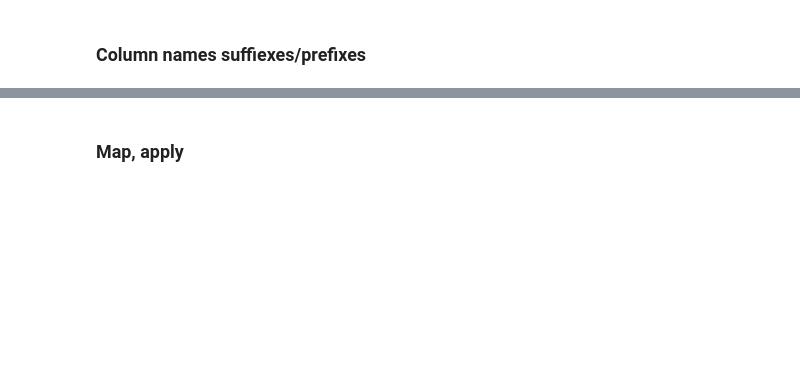
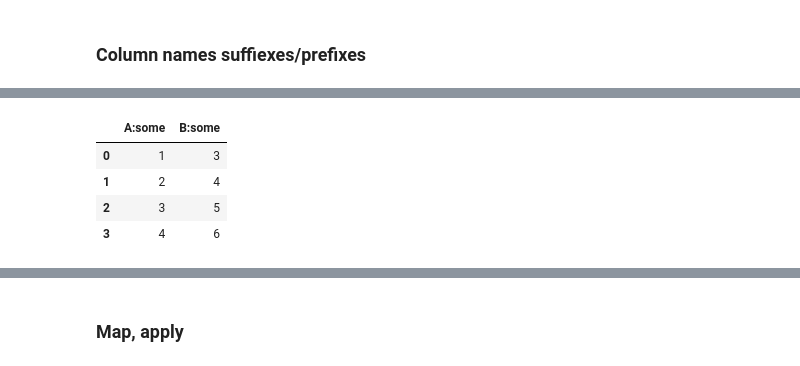
Before and after one commit to Hubbitus/python-jupyter-playbox, a Jupyter notebook: DataSandbox.ipynb, the cells around one changed output, grey strips where cells are left out. Saved outputs shown, nothing was run; the diff lists cells and outputs as text; code cells hidden in the pictures; blank space fills up the shorter version.

```diff
--- a/DataSandbox.ipynb
+++ b/DataSandbox.ipynb
@@ -1177,3 +1191,10 @@ res
 # %%
-res.add_suffix(':some')
+df = df.add_suffix(':some')
+df
+# %% [output]
+|  | A:some | B:some |
+| 0 | 1 | 3 |
+| 1 | 2 | 4 |
+| 2 | 3 | 5 |
+| 3 | 4 | 6 |
 # %%
```
Also changed, not shown: parts of 82 cells of this notebook.
